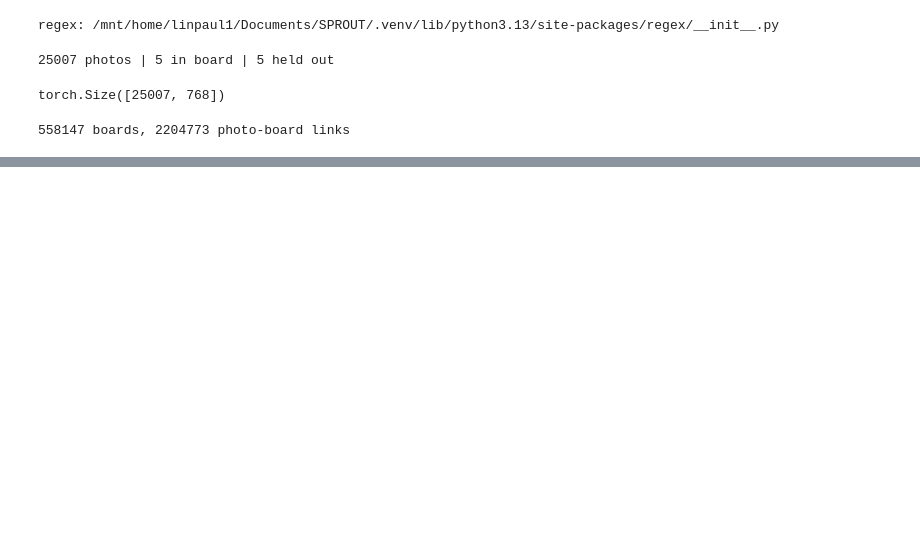
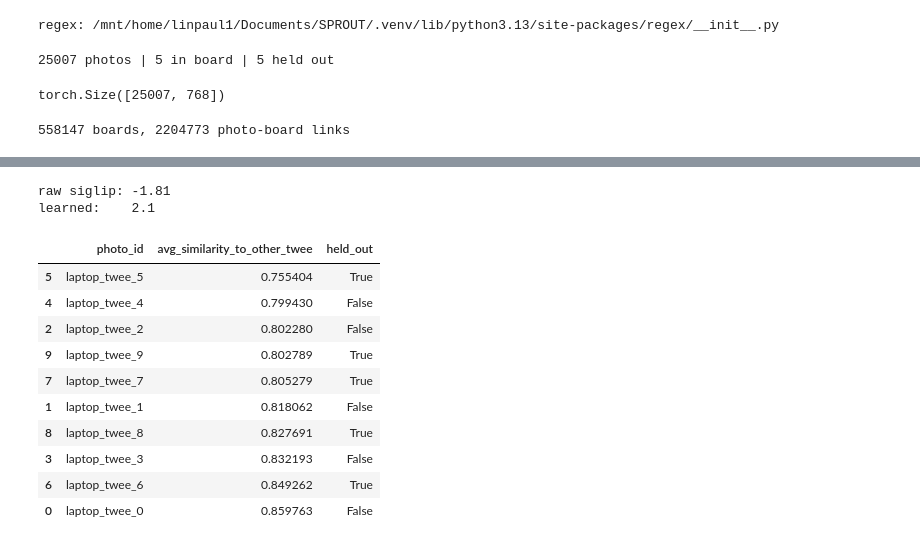
Before and after one commit to PaulLin1/SPROUT, a Jupyter notebook: experiments/3/3.1/main2.ipynb, the cells around one changed output, grey strips where cells are left out. Cells and saved outputs as stored; diff of their text form; code cells hidden in the pictures; blank space fills up the shorter version.

```diff
--- a/experiments/3/3.1/main2.ipynb
+++ b/experiments/3/3.1/main2.ipynb
@@ -260,0 +392,36 @@ for query in ["laptop twee", "car"]:
+# %%
+twee_indices = torch.tensor([photo_to_idx[p] for p in all_ids], device=device)
+
+def twee_closeness(space):
+    twee = space[twee_indices]
+    within = (twee @ twee.T)[~torch.eye(len(twee), dtype=torch.bool, device=device)]   # twee vs twee
+    random_idx = torch.randint(len(space), (2000,), device=device)
+    random_pairs = (space[random_idx[:1000]] * space[random_idx[1000:]]).sum(1)       # random vs random
+    # how many standard deviations above a random pair the average twee pair is
+    return ((within.mean() - random_pairs.mean()) / random_pairs.std()).item()
+
+print("raw siglip:", round(twee_closeness(X), 2))
+print("learned:   ", round(twee_closeness(X_learned), 2))
+# %% [output]
+raw siglip: -1.81
+learned:    2.1
+# %%
+twee = X_learned[twee_indices]
+pair_similarity = twee @ twee.T
+pair_similarity.fill_diagonal_(float("nan"))
+avg_to_others = torch.nanmean(pair_similarity, dim=1).cpu().numpy()
+
+pd.DataFrame({"photo_id": all_ids, "avg_similarity_to_other_twee": avg_to_others,
+              "held_out": [p in heldout_ids for p in all_ids]}).sort_values("avg_similarity_to_other_twee")
+# %% [output]
+|  | photo_id | avg_similarity_to_other_twee | held_out |
+| 5 | laptop_twee_5 | 0.755404 | True |
+| 4 | laptop_twee_4 | 0.799430 | False |
+| 2 | laptop_twee_2 | 0.802280 | False |
+| 9 | laptop_twee_9 | 0.802789 | True |
+| 7 | laptop_twee_7 | 0.805279 | True |
+| 1 | laptop_twee_1 | 0.818062 | False |
+| 8 | laptop_twee_8 | 0.827691 | True |
+| 3 | laptop_twee_3 | 0.832193 | False |
+| 6 | laptop_twee_6 | 0.849262 | True |
+| 0 | laptop_twee_0 | 0.859763 | False |
```
Also changed, not shown: parts of 5 cells of this notebook.
